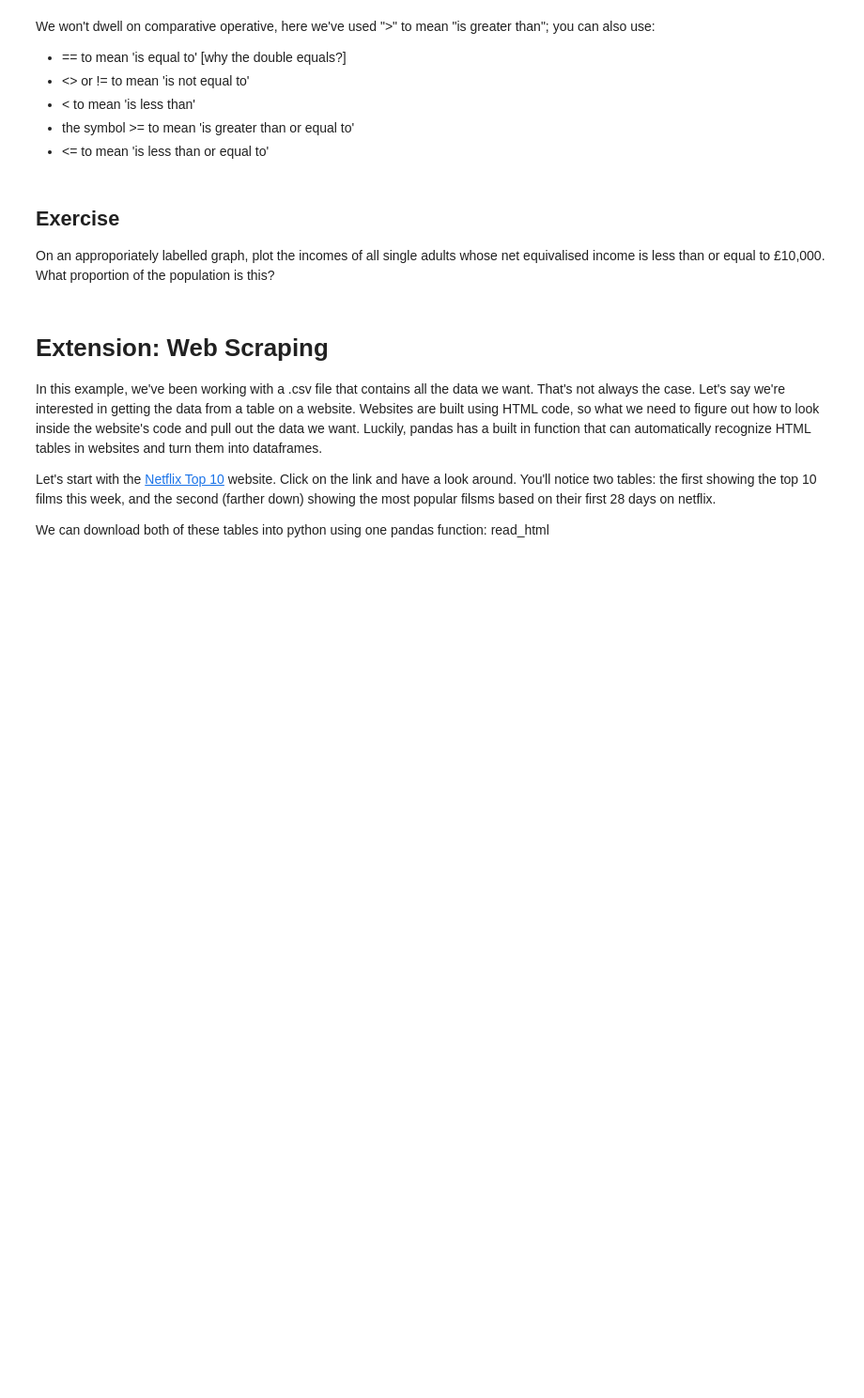
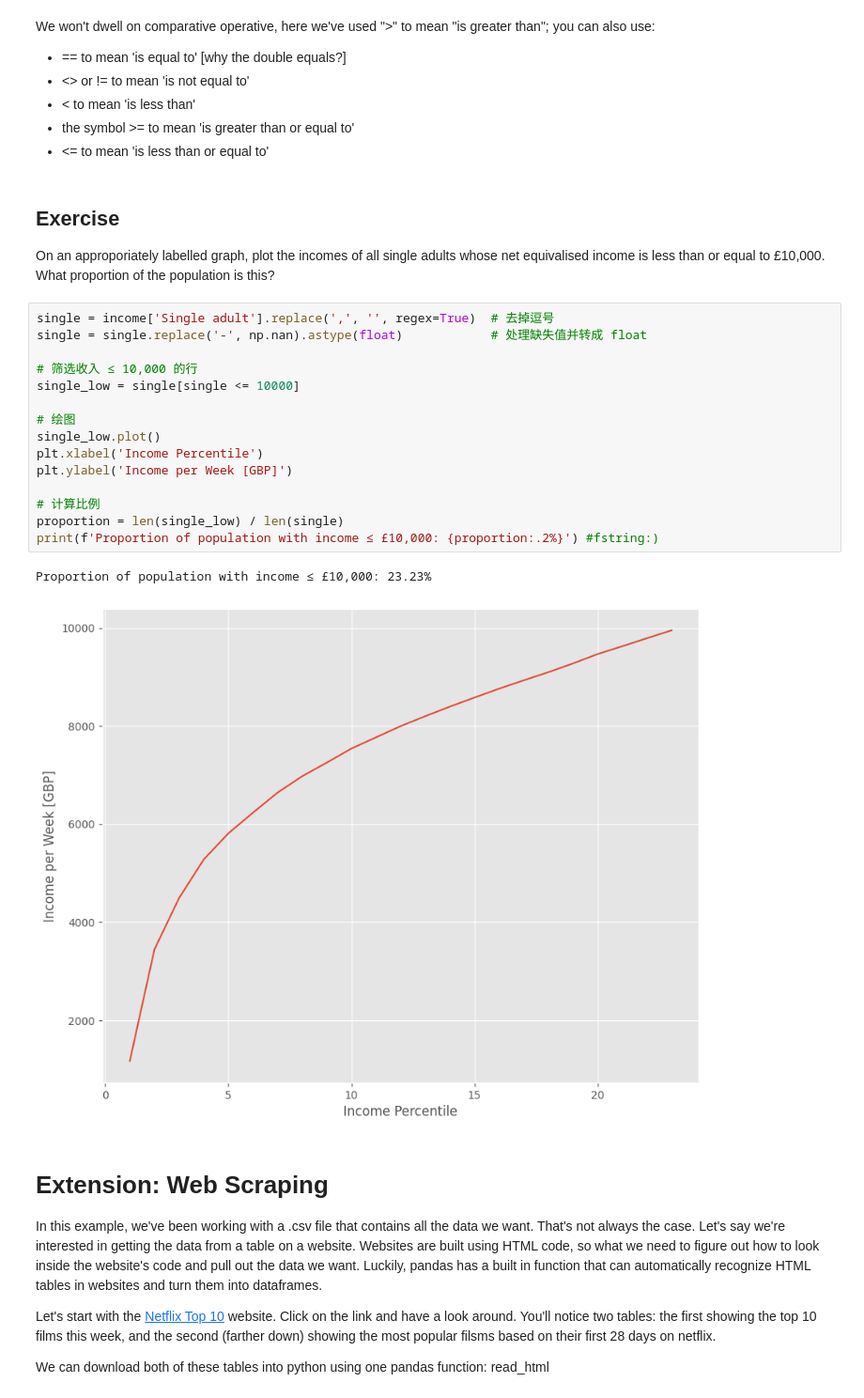
Before and after one commit to lindsy0213-commits/QM2, a Jupyter notebook: W2_Working_with_Data_in_Pandas.ipynb, the cells around one changed output. Shown: that part at 94% size. Saved outputs shown, nothing was run; the diff lists cells and outputs as text; blank space fills up the shorter version.

```diff
--- a/W2_Working_with_Data_in_Pandas.ipynb
+++ b/W2_Working_with_Data_in_Pandas.ipynb
@@ -344,6 +427,24 @@ We won't dwell on comparative operative, here we've used ">" to mean "is greater
 # %% [markdown]
 ## Exercise
 On an approporiately labelled graph, plot the incomes of all single adults whose net equivalised income is less than or equal to £10,000. What proportion of the population is this?
+# %%
+single = income['Single adult'].replace(',', '', regex=True)  # 去掉逗号
+single = single.replace('-', np.nan).astype(float)            # 处理缺失值并转成 float
+
+# 筛选收入 ≤ 10,000 的行
+single_low = single[single <= 10000]
+
+# 绘图
+single_low.plot()
+plt.xlabel('Income Percentile')
+plt.ylabel('Income per Week [GBP]')
+
+# 计算比例
+proportion = len(single_low) / len(single)
+print(f'Proportion of population with income ≤ £10,000: {proportion:.2%}') #fstring:)
+# %% [output]
+Proportion of population with income ≤ £10,000: 23.23%
+[figure, added]
 # %% [markdown]
 # Extension: Web Scraping
 
```
Also changed, not shown: parts of 15 cells of this notebook.
